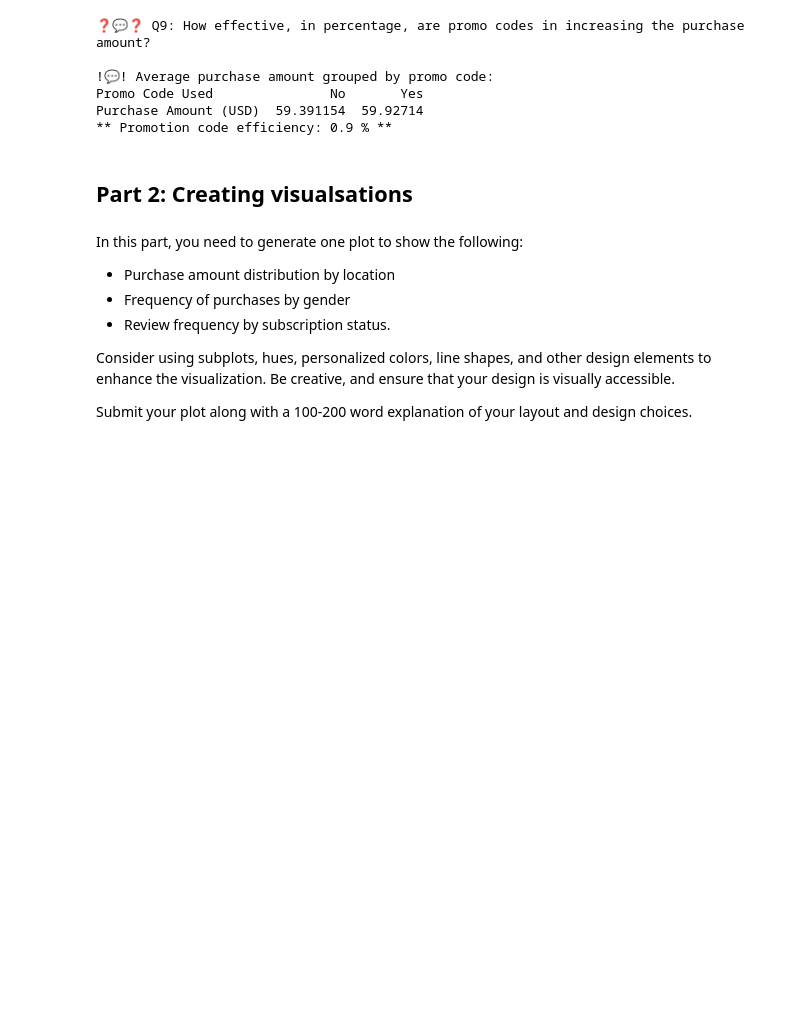
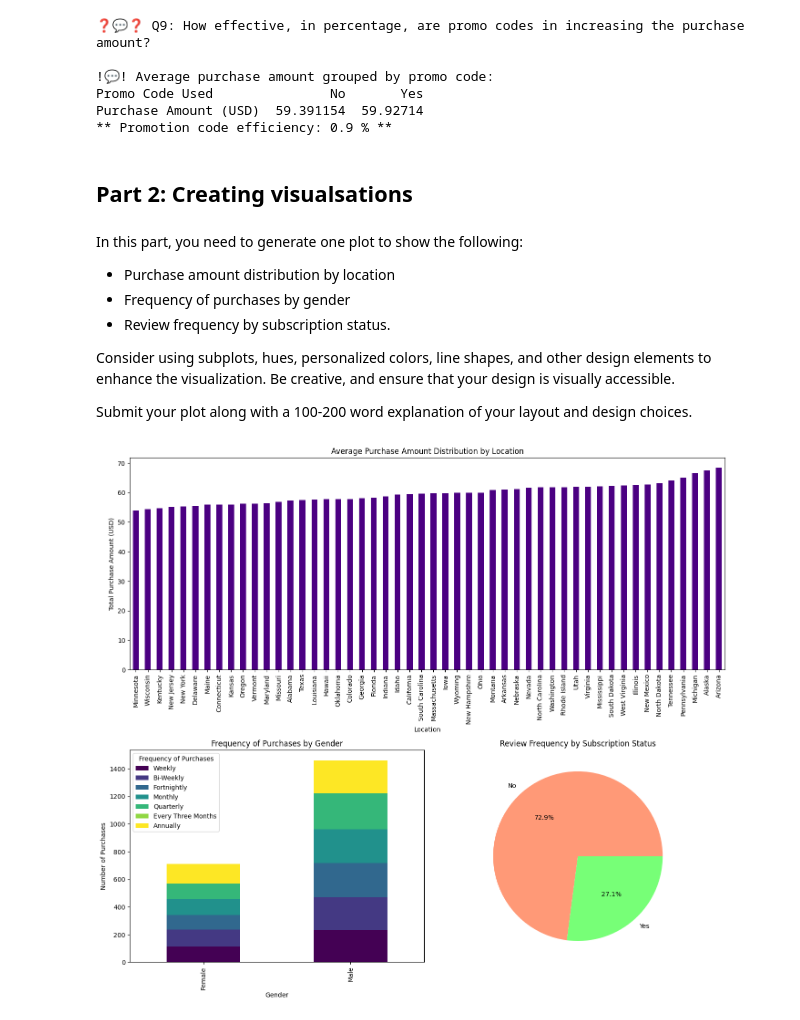
Before and after one commit to ss73/Programming-in-Python-Standard-and-External-Library-Packages-5KK048-53603, a Jupyter notebook: lab-4_1-pandas-and-pyplot.ipynb, the cells around one changed output. Drawn from its saved outputs; the diff is of its cells as text; code cells hidden in the pictures; blank space fills up the shorter version.

Commit message:
Add dashboard with three plots

```diff
--- a/lab-4_1-pandas-and-pyplot.ipynb
+++ b/lab-4_1-pandas-and-pyplot.ipynb
@@ -21,7 +44,8 @@ How to navigate the lab:
 # %%
 import pandas as pd
 
-df = pd.read_csv('/kaggle/input/shopping-behaviour-modified-for-lab/shopping_behaviour_new(1).csv')
+#df = pd.read_csv('/kaggle/input/shopping-behaviour-modified-for-lab/shopping_behaviour_new(1).csv')
+df = pd.read_csv('https://raw.githubusercontent.com/DaliaO15/python-course-imgs/refs/heads/main/shopping_behaviour_new(1).csv')
 df.head(3)
 # %% [output]
 |  | Customer ID | Age | Gender | Item Purchased | Category | Purchase Amount (USD) | Location | Size | ... |
@@ -188,7 +212,7 @@ df[['Location', 'Purchase Amount (USD)']].groupby(['Location']).std().sort_value
 print('❓💬❓ Q7: How many of the customers who are subscribed wrote a review?')
 
 # Missing reviews were dropped during cleansing, relaoad the data
-df2 = pd.read_csv('/kaggle/input/shopping-behaviour-modified-for-lab/shopping_behaviour_new(1).csv')
+df2 = pd.read_csv('https://raw.githubusercontent.com/DaliaO15/python-course-imgs/refs/heads/main/shopping_behaviour_new(1).csv')
 df2 = df2.drop_duplicates(subset=['Customer ID'], keep='last')
 print('\n!💬! The number of review givers grouped by subscription status:')
 print('** 1005 subscribers wrote a review **')
@@ -247,0 +270,38 @@ import matplotlib.pyplot as plt
+# %%
+
+import matplotlib.pyplot as plt
+import matplotlib.gridspec as gridspec
+
+fig = plt.figure(figsize=(14, 18))
+gs = gridspec.GridSpec(3, 2, height_ratios=[1, 1, 1])
+
+# Purchase amount distribution by location (spans both columns)
+ax1 = fig.add_subplot(gs[0, :])
+df.groupby('Location')['Purchase Amount (USD)'].mean().sort_values().plot(kind='bar', ax=ax1, color='indigo')
+ax1.set_title('Average Purchase Amount Distribution by Location')
+ax1.set_xlabel('Location')
+ax1.set_ylabel('Total Purchase Amount (USD)')
+ax1.tick_params(axis='x', rotation=90)
+
+# Frequency of purchases by gender (left column)
+ax2 = fig.add_subplot(gs[1, 0])
+order = ['Weekly', 'Bi-Weekly', 'Fortnightly', 'Monthly', 'Quarterly', 'Every Three Months', 'Annually']
+df['Frequency of Purchases'] = pd.Categorical(df['Frequency of Purchases'], categories=order, ordered=True)
+df.groupby(['Gender', 'Frequency of Purchases'], observed=False).size().unstack().reindex(columns=order).plot(kind='bar', stacked=True, ax=ax2, colormap='viridis')
+ax2.set_title('Frequency of Purchases by Gender')
+ax2.set_xlabel('Gender')
+ax2.set_ylabel('Number of Purchases')
+
+# Review frequency by subscription status (right column)
+ax3 = fig.add_subplot(gs[1, 1])
+df2[df2['Review Rating'].notnull()].groupby('Subscription Status').size().plot(kind='pie', autopct='%1.1f%%', ax=ax3, colors=['#ff9977', '#77ff77'])
+ax3.set_title('Review Frequency by Subscription Status')
+ax3.set_ylabel('')
+
+# Increase padding between charts
+plt.subplots_adjust(hspace=0.4)
+
+plt.tight_layout()
+plt.show()
+# %% [output]
+[figure, added]
```
Also changed, not shown: parts of 2 cells of this notebook.
